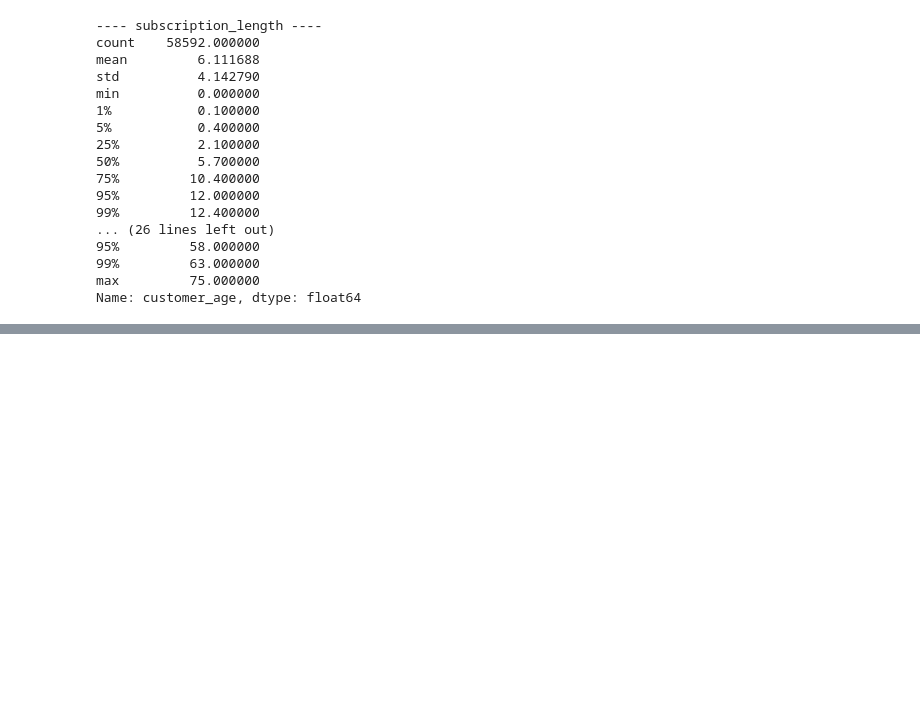
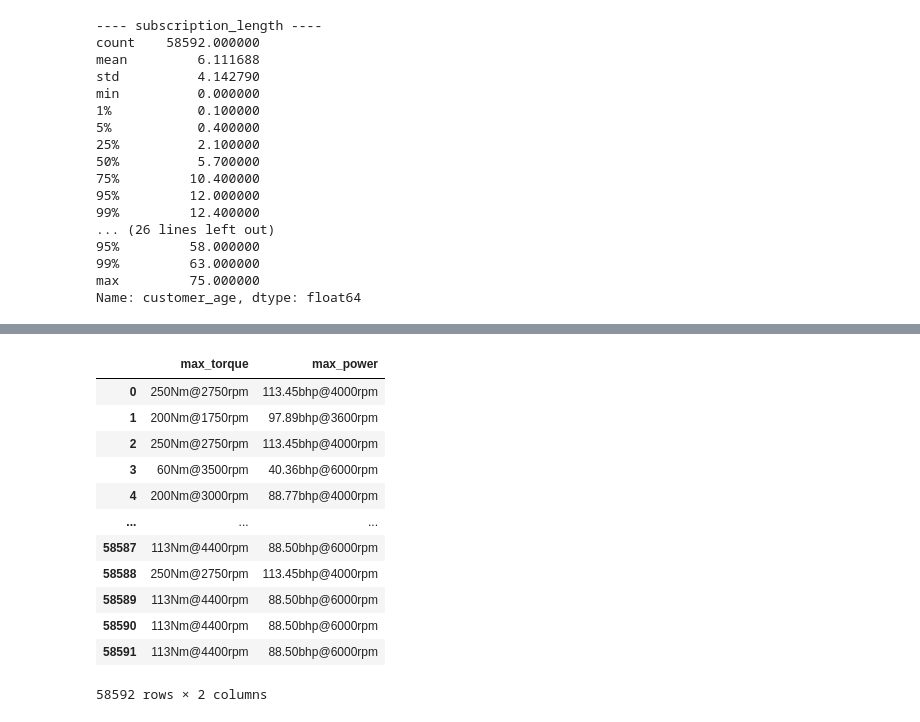
Before and after one commit to karol2302/insurance_claims_predictions_analyse, a Jupyter notebook: new.ipynb, the cells around one changed output, grey strips where cells are left out. Cells and saved outputs as stored; diff of their text form; code cells hidden in the pictures; blank space fills up the shorter version.

```diff
--- a/new.ipynb
+++ b/new.ipynb
@@ -305,0 +325,16 @@ Name: customer_age, dtype: float64
+# %%
+df[["max_torque", "max_power"]]
+# %% [output]
+|  | max_torque | max_power |
+| 0 | 250Nm@2750rpm | 113.45bhp@4000rpm |
+| 1 | 200Nm@1750rpm | 97.89bhp@3600rpm |
+| 2 | 250Nm@2750rpm | 113.45bhp@4000rpm |
+| 3 | 60Nm@3500rpm | 40.36bhp@6000rpm |
+| 4 | 200Nm@3000rpm | 88.77bhp@4000rpm |
+| ... | ... | ... |
+| 58587 | 113Nm@4400rpm | 88.50bhp@6000rpm |
+| 58588 | 250Nm@2750rpm | 113.45bhp@4000rpm |
+| 58589 | 113Nm@4400rpm | 88.50bhp@6000rpm |
+| 58590 | 113Nm@4400rpm | 88.50bhp@6000rpm |
+| 58591 | 113Nm@4400rpm | 88.50bhp@6000rpm |
+58592 rows × 2 columns
```
Also changed, not shown: parts of 5 cells of this notebook.
